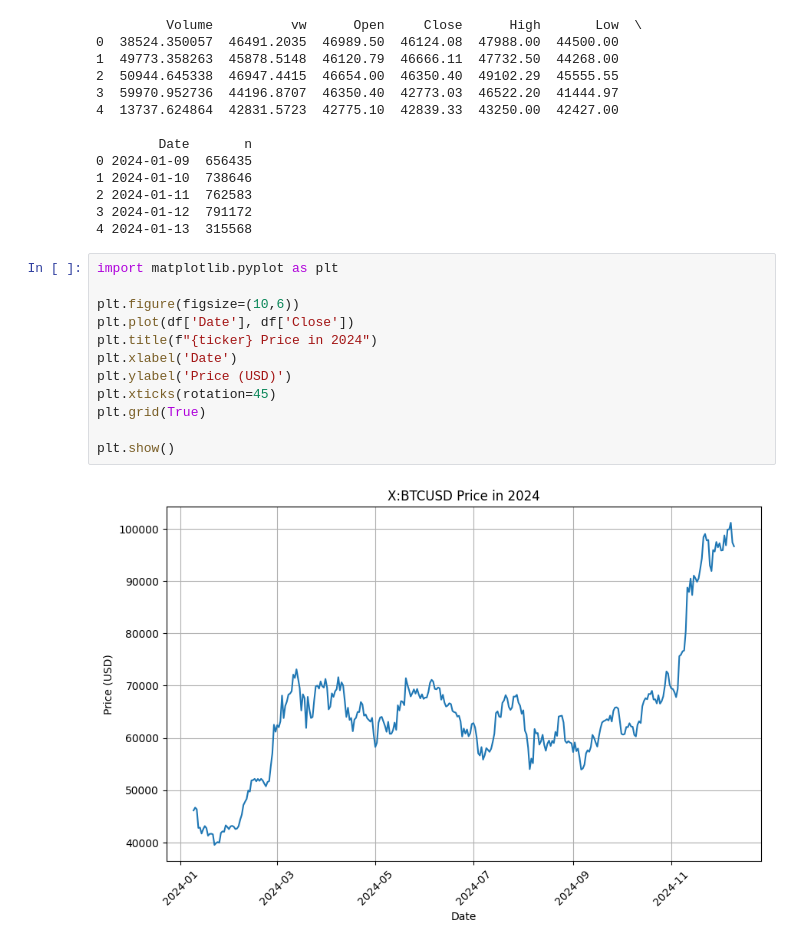
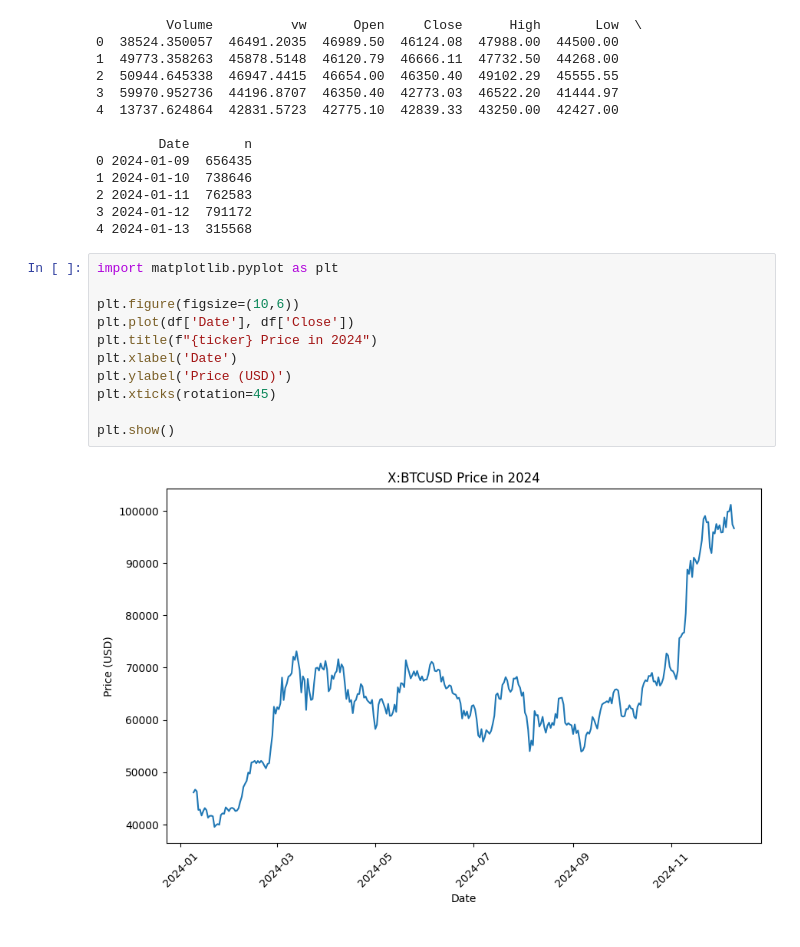
Before and after one commit to mehrabdhali/Final-Project, a Jupyter notebook: Bitcoin.ipynb, the cells around one changed output. Cells and saved outputs as stored; diff of their text form.

```diff
--- a/Bitcoin.ipynb
+++ b/Bitcoin.ipynb
@@ -45,14 +47,13 @@ else:
 # %%
 import matplotlib.pyplot as plt
 
 plt.figure(figsize=(10,6))
 plt.plot(df['Date'], df['Close'])
 plt.title(f"{ticker} Price in 2024")
 plt.xlabel('Date')
 plt.ylabel('Price (USD)')
 plt.xticks(rotation=45)
-plt.grid(True)
 
 plt.show()
 # %% [output]
-[figure, old version]
+[figure, new version]
```
Also changed, not shown: parts of 1 cell of this notebook, 1 other file.
